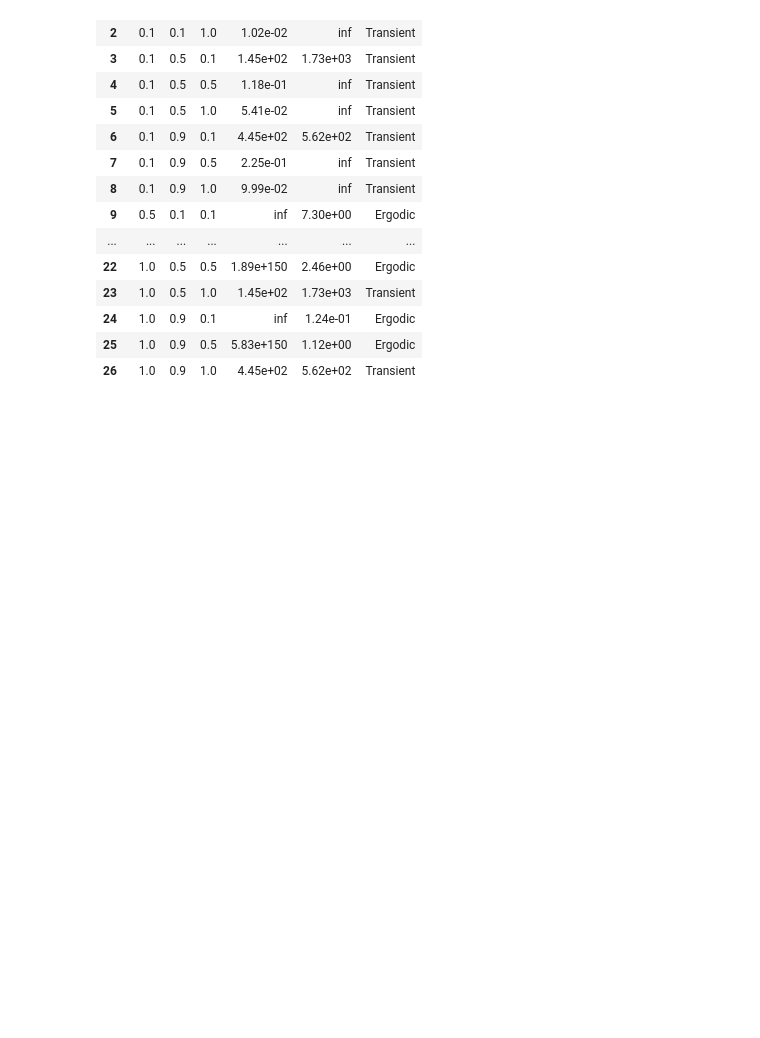
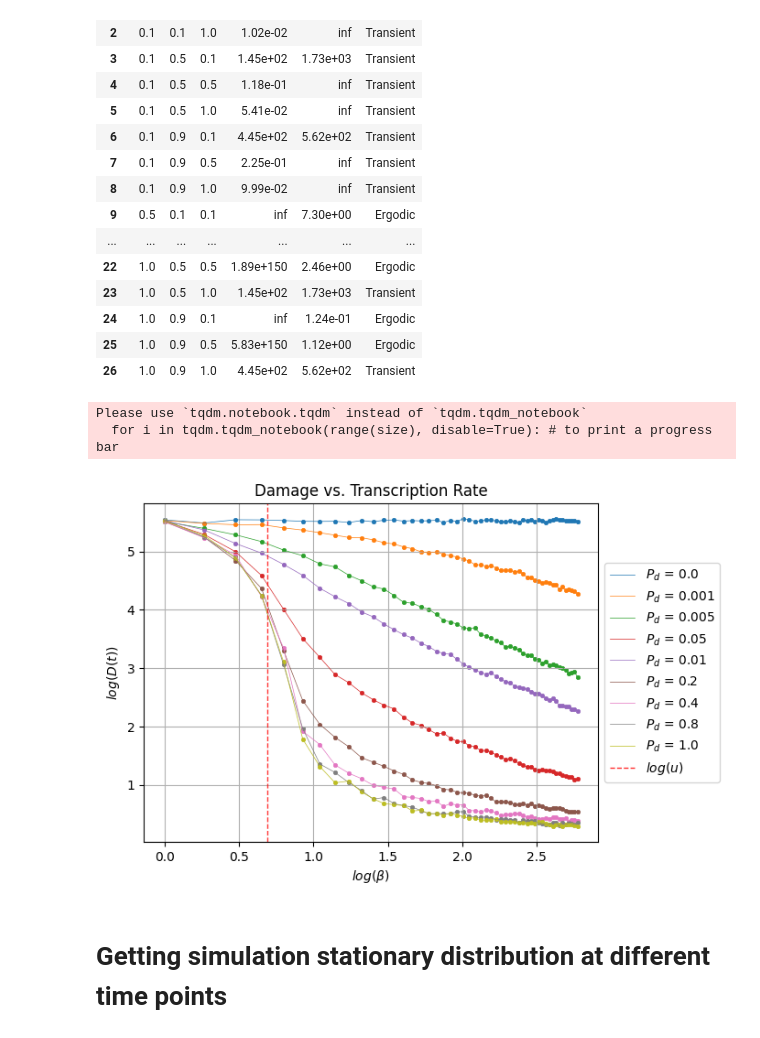
Before and after one commit to Yujun-cpu/RSCAM_G11, a Jupyter notebook: Presentation Plots.ipynb, the cells around one changed output. Drawn from its saved outputs; the diff is of its cells as text; code cells hidden in the pictures; blank space fills up the shorter version.

```diff
--- a/Presentation Plots.ipynb
+++ b/Presentation Plots.ipynb
@@ -1096,3 +1217,70 @@ df
 | 24 | 1.0 | 0.9 | 0.1 | inf | 1.24e-01 | Ergodic |
 | 25 | 1.0 | 0.9 | 0.5 | 5.83e+150 | 1.12e+00 | Ergodic |
 | 26 | 1.0 | 0.9 | 1.0 | 4.45e+02 | 5.62e+02 | Transient |
+# %%
+from simulation_funcs import gillespie_draw, gillespie_ssa, simple_propensity, simple_update
+import bokeh
+import tqdm
+import numpy as np
+import bokeh.plotting as bp
+from bokeh.io import show, output_notebook
+from bokeh.models import Span
+import matplotlib.pyplot as plt
+
+size = 10 # amount of simulations per run
+beta_vals = np.linspace(0, 15, 50) # beta values to test
+Pds = np.linspace(0, 1, 5) # beta values to test
+Pds = np.array([0, 0.001, 0.005, 0.05, 0.01, 0.2, 0.4, 0.8, 1.0])
+np.random.seed(42)
+
+for pd in Pds:
+    average_damages = np.zeros((len(beta_vals), size))
+    for j, beta_mrna in enumerate(beta_vals):
+        # Specify parameters for calculation
+        beta_mrna =  beta_mrna # transcription rate
+        gamma_mrna = 0.1 # degradation rate
+        u = 1.0 # damage accumulation rate
+        Pd = pd # rate of damage detection. must be between 0 and 1
+        gene_on = 0.8
+        gene_off = 1 - gene_on
+
+        args = (beta_mrna, gamma_mrna, u, Pd, gene_on, gene_off)
+        time_points = np.linspace(0, 500, 1001)
+        population_0 = np.array([0, 0, 0, 0], dtype=int) # starting with 0 population in everything and gene OFF
+
+        # Seed random number generator for reproducibility
+
+        # Initialize output array
+        samples = np.empty((size, len(time_points), 4), dtype=int) # again, change the number here to the amount of things we are tracking
+
+        # shape of samples is (size, time_points, amount of species)
+        # size = amount of times simulation is run
+        # time_points = amount of time points in each simulation
+        # amount of species = how many things we are tracking, mRNA, amount of damage on gene, etc.
+
+        # Run the calculations
+        for i in tqdm.tqdm_notebook(range(size), disable=True): # to print a progress bar
+            # this is storing the population at each time point for each simulation being ran (i)
+            samples[i,:,:] = gillespie_ssa(simple_propensity, simple_update,
+                                        population_0, time_points, args=args)
+            #average_damages.append(samples[i,:,2].mean(axis=1)) # getting
+        average_damages[j] = samples[:, :, 2].mean(axis=1) # getting the average damage over every simulation
+
+    np.shape(average_damages)
+    damages = average_damages.mean(axis=1)
+    plt.plot(np.log1p(beta_vals), np.log1p(damages), linewidth=0.5, label=f"$P_d$ = {pd}")
+    plt.scatter(np.log1p(beta_vals), np.log1p(damages), s=10, linewidth=0.5)
+    plt.title('Damage vs. Transcription Rate')
+    plt.xlabel('$log(\\beta)$')
+    plt.ylabel('$log(D(t))$')
+    plt.grid(True)
+    #plt.ylabel('Average Damage over 1000 time units of 10 simulation')
+plt.axvline(np.log1p(u), color='red', linestyle='--', label=f'$log(u)$', linewidth=1, alpha=0.8)
+plt.legend(loc='center left', bbox_to_anchor=(1, 0.5))
+plt.show()
+# %% [output]
+Please use `tqdm.notebook.tqdm` instead of `tqdm.tqdm_notebook`
+  for i in tqdm.tqdm_notebook(range(size), disable=True): # to print a progress bar
+[figure, added]
+# %% [markdown]
+# Getting simulation stationary distribution at different time points
```
Also changed, not shown: parts of 15 cells of this notebook.
